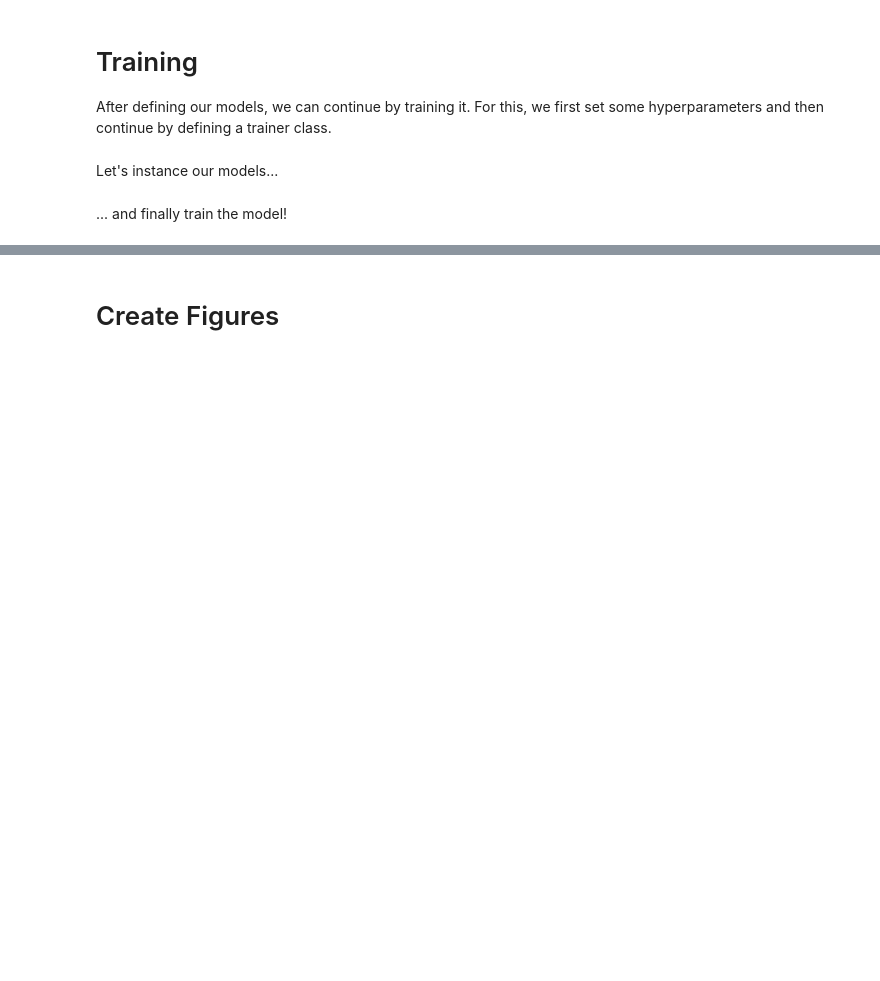
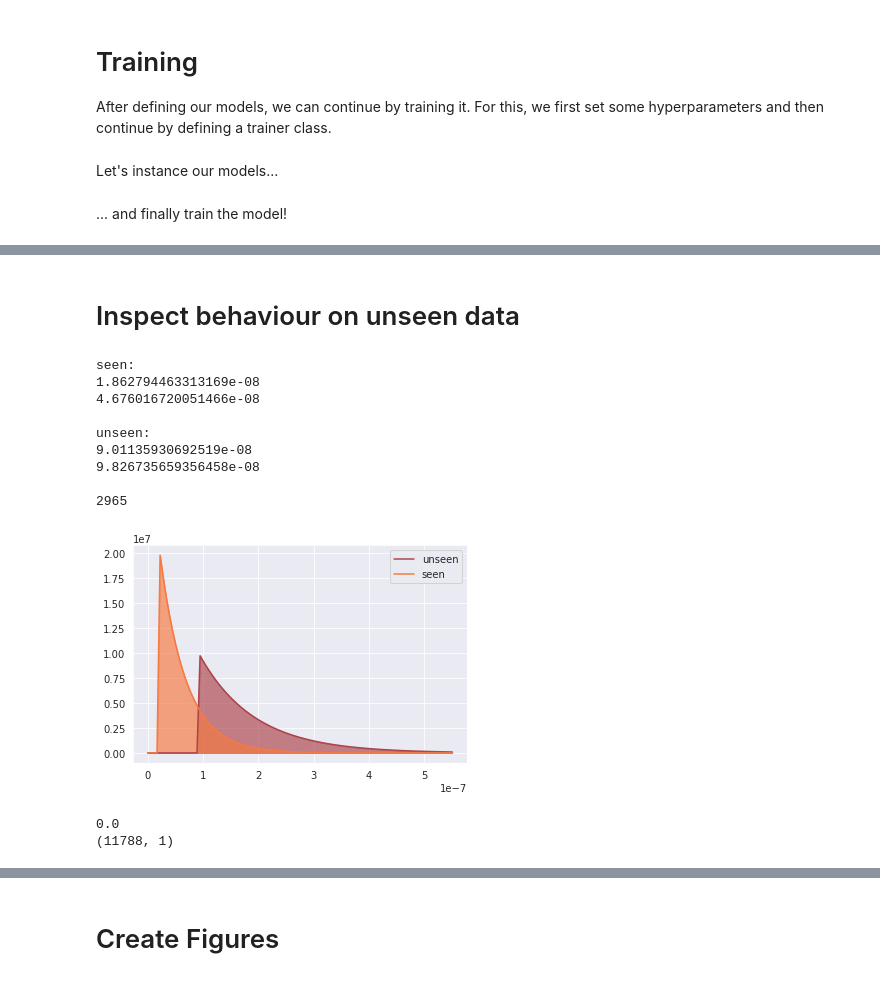
Before and after one commit to stefanwezel/urdtc, a Jupyter notebook: uRDTC.ipynb, the cells around one changed output, grey strips where cells are left out. Drawn from its saved outputs; the diff is of its cells as text; code cells hidden in the pictures; blank space fills up the shorter version.

Commit message:
updated figures

```diff
--- a/uRDTC.ipynb
+++ b/uRDTC.ipynb
@@ -33,8 +33,8 @@ Let's load and convert the data, so we can use it later.
 DATASETS = ['cifar10', 'mnist', 'cub', 'awa2',
             'imagenetfeatures', 'apyfeatures', 'zero_shot_cub']
 # dataset = 'awa2'
-dataset = 'cub'
-# dataset = 'zero_shot_cub'
+# dataset = 'cub'
+dataset = 'zero_shot_cub'
 
 data_path = '/home/swezel/projects/urdtc/data/'
 figure_path = data_path + '../thesis/images/'
@@ -316,7 +316,7 @@ class ZeroShotCUB(Dataset):
         self.transform = transform
         self.data_dir = os.path.join(self.root, 'images')
 
-        train_test_split = pd.read_csv(os.path.join(self.root, 'zero_attr_train_test_split.txt'),
+        train_test_split = pd.read_csv(os.path.join(self.root, 'zero_shot_train_test_split.txt'),
                                        sep=' ', index_col=0, header=None)
         if train:
             is_train_image = 1
@@ -1528,10 +1531,10 @@ model = OC('xoc', len(classes), 'dropoutcnn', in_channels,
 
 # load pretrained resnet backbone
 model.cnn = models.resnet152(pretrained=False)
-# model.cnn.fc = nn.Linear(model.cnn.fc.in_features, torch.load('/home/swezel/projects/urdtc/pretrained/cub_resnet152.pkl')['fc.weight'].size(0))
-# model.cnn.load_state_dict(torch.load('/home/swezel/projects/urdtc/pretrained/cub_resnet152.pkl'))
-model.cnn.fc = nn.Linear(model.cnn.fc.in_features, torch.load('/home/swezel/projects/urdtc/pretrained/{}_resnet152.pkl'.format(dataset))['fc.weight'].size(0))
-model.cnn.load_state_dict(torch.load('/home/swezel/projects/urdtc/pretrained/{}_resnet152.pkl'.format(dataset)))
+model.cnn.fc = nn.Linear(model.cnn.fc.in_features, torch.load('/home/swezel/projects/urdtc/pretrained/cub_resnet152.pkl')['fc.weight'].size(0))
+model.cnn.load_state_dict(torch.load('/home/swezel/projects/urdtc/pretrained/cub_resnet152.pkl'))
+# model.cnn.fc = nn.Linear(model.cnn.fc.in_features, torch.load('/home/swezel/projects/urdtc/pretrained/{}_resnet152.pkl'.format(dataset))['fc.weight'].size(0))
+# model.cnn.load_state_dict(torch.load('/home/swezel/projects/urdtc/pretrained/{}_resnet152.pkl'.format(dataset)))
 
 
 model.cnn.fc = nn.Identity()
@@ -1635,0 +1639,63 @@ print(trainer.mean_sigmas)
+# %% [markdown]
+# Inspect behaviour on unseen data
+# %%
+seen_sigmas = []
+unseen_sigmas = []
+
+for batch_index in range(len(model.labels_list)):
+    for inner_batch_index in range(model.labels_list[batch_index].size(0)):
+        class_label = model.labels_list[batch_index][inner_batch_index].item()
+        if class_label < 151:
+#         if class_label not in [11,18,19,25,26,28,30,31,32,41,74,75,98,113,138,139,161,177,180,182,183,192,199,177]:
+            seen_sigmas.append(model.sigmas_list[batch_index][inner_batch_index].median().item())
+        else:
+            unseen_sigmas.append(model.sigmas_list[batch_index][inner_batch_index].median().item())
+
+
+seen_sigmas = np.array(seen_sigmas)
+unseen_sigmas = np.array(unseen_sigmas)
+print('seen:')
+print(seen_sigmas.mean())
+print(seen_sigmas.std())
+print('\nunseen:')
+print(unseen_sigmas.mean())
+print(unseen_sigmas.std())
+# for plotting
+sns.set_style('darkgrid')
+x_min = np.concatenate((seen_sigmas, unseen_sigmas)).min()
+x_max = np.concatenate((seen_sigmas, unseen_sigmas)).max()
+x = np.linspace(x_min, x_max, 100)
+y_seen = scipy.stats.expon.pdf(x,seen_sigmas.mean(),seen_sigmas.std())
+y_unseen = scipy.stats.expon.pdf(x,unseen_sigmas.mean(), unseen_sigmas.std())
+plt.plot(x,y_unseen, color='#AC454A', label = 'unseen')
+plt.fill_between(x, y_unseen,color='#AC454A', alpha=0.66)
+plt.plot(x,y_seen, color='#F67941', label = 'seen')
+plt.fill_between(x, y_seen,color='#F67941', alpha=0.66)
+
+# plt.hist([seen_sigmas, unseen_sigmas], color=['#F67941','#AC454A'], density=[True, True], label=['seen', 'unseen'])
+
+# plt.plot(x,y_seen, color='#F67941', label = 'seen')
+# plt.plot(x,y_unseen, color='#AC454A', label = 'unseen')
+plt.legend()
+# plt.savefig(figure_path + 'zero_shot_class_uncertainty.pdf',bbox_inches='tight')
+print()
+print(len(seen_sigmas))
+# print(np.max(unseen_sigmas))
+# %% [output]
+seen:
+1.862794463313169e-08
+4.676016720051466e-08
+
+unseen:
+9.01135930692519e-08
+9.826735659356458e-08
+
+2965
+[figure, added]
+# %%
+split_df = pd.read_csv(data_path + '/cub/zero_shot_train_test_split.txt', sep=' ', index_col=0, header=None)
+print(split_df.iloc[8850:,0].sum())
+print(split_df.shape)
+# %% [output]
+0.0
+(11788, 1)
```
Also changed, not shown: parts of 4 cells of this notebook, 2 other files.
